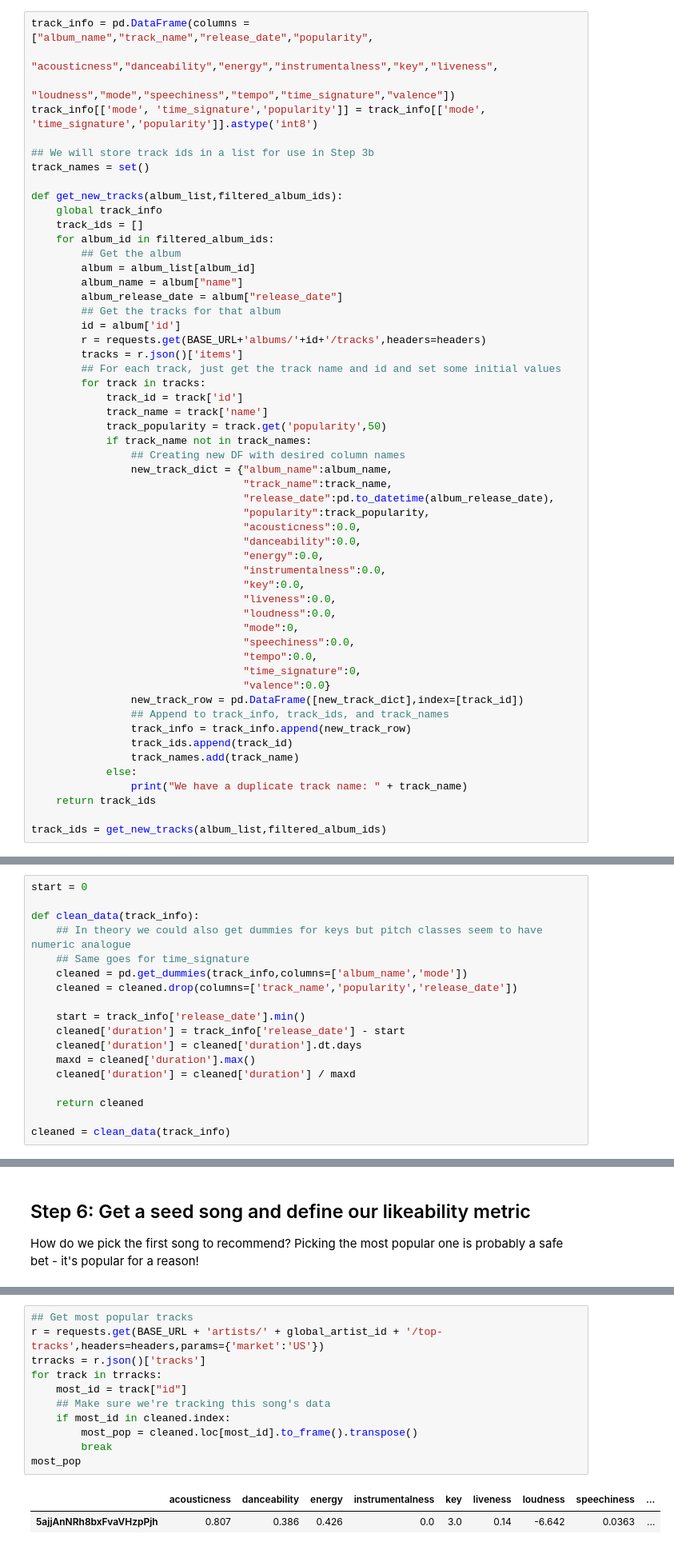
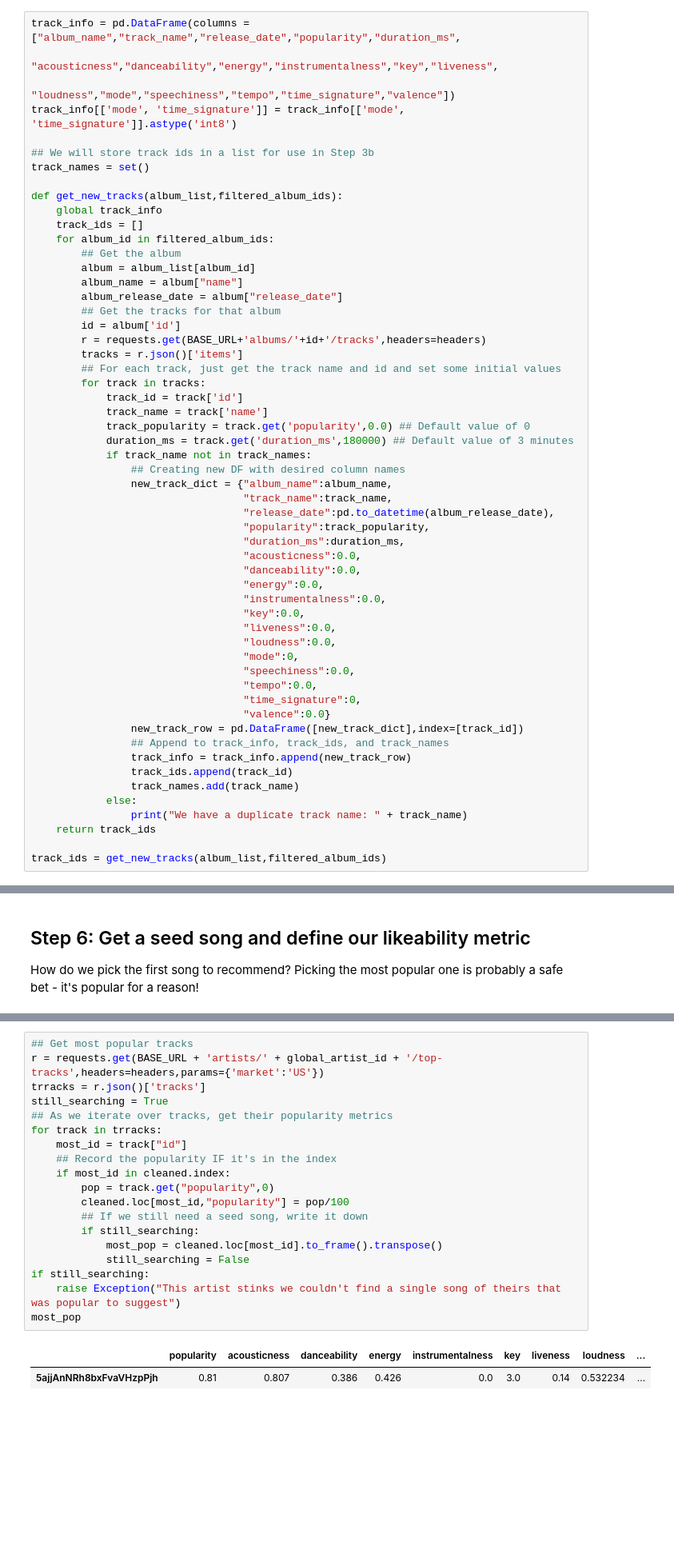
Before and after one commit to sergey-sonkin/Spotify-Sound-Guide, a Jupyter notebook: Sound Guide.ipynb, the cells around one changed output, grey strips where cells are left out. Shown at 80% size. Saved outputs shown, nothing was run; the diff lists cells and outputs as text; blank space fills up the shorter version.

Commit message:
Implemented suggestion filtering & popularity metric

```diff
--- a/Sound Guide.ipynb
+++ b/Sound Guide.ipynb
@@ -141,10 +144,10 @@ First we create our pandas table with the basic information about each track we
 
 If we have duplicate tracks, we filter for them as we go.
 # %%
-track_info = pd.DataFrame(columns = ["album_name","track_name","release_date","popularity",
+track_info = pd.DataFrame(columns = ["album_name","track_name","release_date","popularity","duration_ms",
                                      "acousticness","danceability","energy","instrumentalness","key","liveness",
                                      "loudness","mode","speechiness","tempo","time_signature","valence"])
-track_info[['mode', 'time_signature','popularity']] = track_info[['mode', 'time_signature','popularity']].astype('int8')
+track_info[['mode', 'time_signature']] = track_info[['mode', 'time_signature']].astype('int8')
 
 ## We will store track ids in a list for use in Step 3b
 track_names = set()
@@ -165,13 +168,15 @@ def get_new_tracks(album_list,filtered_album_ids):
         for track in tracks:
             track_id = track['id']
             track_name = track['name']
-            track_popularity = track.get('popularity',50)
+            track_popularity = track.get('popularity',0.0) ## Default value of 0
+            duration_ms = track.get('duration_ms',180000) ## Default value of 3 minutes
             if track_name not in track_names:
                 ## Creating new DF with desired column names
                 new_track_dict = {"album_name":album_name,
                                   "track_name":track_name,
                                   "release_date":pd.to_datetime(album_release_date),
                                   "popularity":track_popularity,
+                                  "duration_ms":duration_ms,
                                   "acousticness":0.0,
                                   "danceability":0.0,
                                   "energy":0.0,
@@ -339,18 +353,0 @@ In the future, one way to deal with this would be to creative a "minimum" of fiv
-# %%
-start = 0
-
-def clean_data(track_info):
-    ## In theory we could also get dummies for keys but pitch classes seem to have numeric analogue
-    ## Same goes for time_signature
-    cleaned = pd.get_dummies(track_info,columns=['album_name','mode'])
-    cleaned = cleaned.drop(columns=['track_name','popularity','release_date'])
-
-    start = track_info['release_date'].min()
-    cleaned['duration'] = track_info['release_date'] - start
-    cleaned['duration'] = cleaned['duration'].dt.days
-    maxd = cleaned['duration'].max()
-    cleaned['duration'] = cleaned['duration'] / maxd
-
-    return cleaned
-
-cleaned = clean_data(track_info)
@@ -367,14 +424,22 @@ This would only happen if all of their most popular songs are by another artist,
 # %%
 ## Get most popular tracks
 r = requests.get(BASE_URL + 'artists/' + global_artist_id + '/top-tracks',headers=headers,params={'market':'US'})
 trracks = r.json()['tracks']
+still_searching = True
+## As we iterate over tracks, get their popularity metrics
 for track in trracks:
     most_id = track["id"]
-    ## Make sure we're tracking this song's data
+    ## Record the popularity IF it's in the index
     if most_id in cleaned.index:
-        most_pop = cleaned.loc[most_id].to_frame().transpose()
-        break
+        pop = track.get("popularity",0)
+        cleaned.loc[most_id,"popularity"] = pop/100
+        ## If we still need a seed song, write it down
+        if still_searching:
+            most_pop = cleaned.loc[most_id].to_frame().transpose()
+            still_searching = False
+if still_searching:
+    raise Exception("This artist stinks we couldn't find a single song of theirs that was popular to suggest")
 most_pop
 # %% [output]
-|  | acousticness | danceability | energy | instrumentalness | key | liveness | loudness | speechiness | ... |
-| 5ajjAnNRh8bxFvaVHzpPjh | 0.807 | 0.386 | 0.426 | 0.0 | 3.0 | 0.14 | -6.642 | 0.0363 | ... |
+|  | popularity | acousticness | danceability | energy | instrumentalness | key | liveness | loudness | ... |
+| 5ajjAnNRh8bxFvaVHzpPjh | 0.81 | 0.807 | 0.386 | 0.426 | 0.0 | 3.0 | 0.14 | 0.532234 | ... |
```
Also changed, not shown: parts of 10 cells of this notebook.
